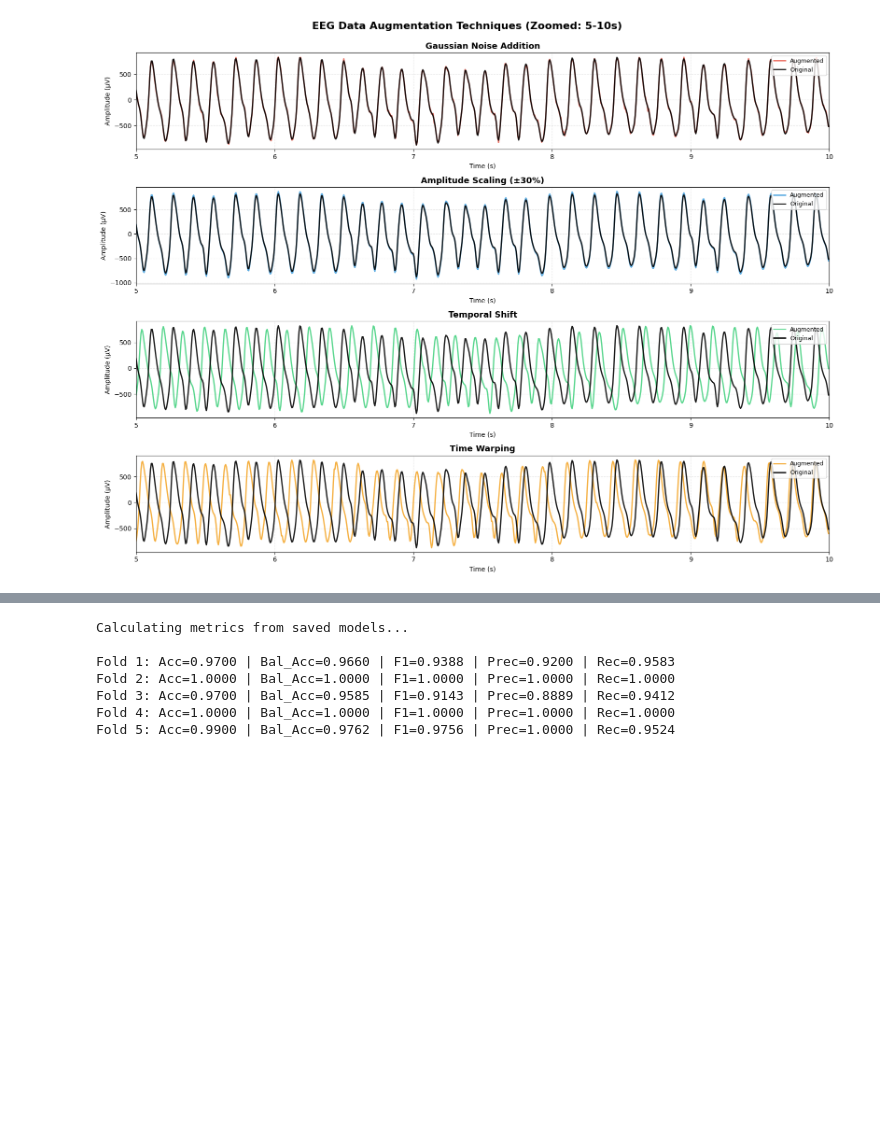
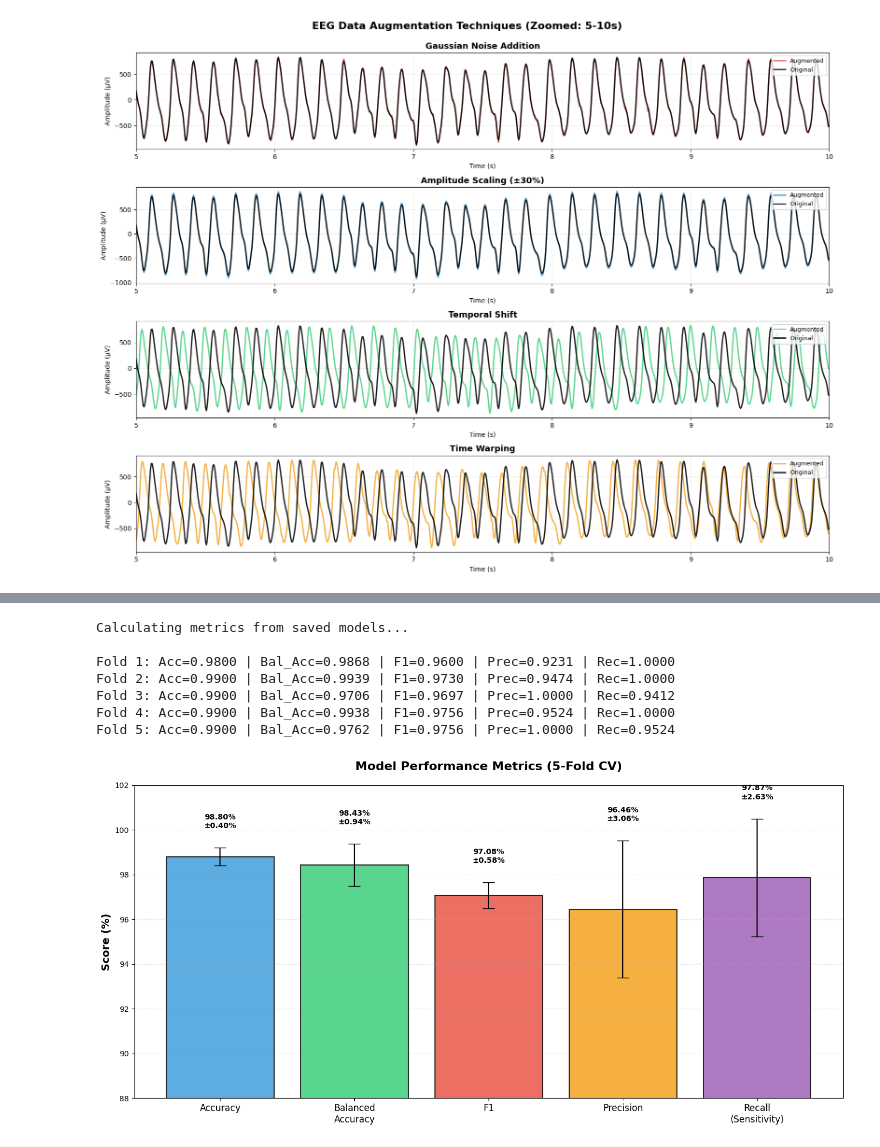
Before and after one commit to nmarryatt/EEG-Seizure-Classification, a Jupyter notebook: notebooks/Seer_Technical.ipynb, the cells around one changed output, grey strips where cells are left out. Cells and saved outputs as stored; diff of their text form; code cells hidden in the pictures; blank space fills up the shorter version.

```diff
--- a/notebooks/Seer_Technical.ipynb
+++ b/notebooks/Seer_Technical.ipynb
@@ -371,16 +391,18 @@ TypeError: simple_EEG_CNN.__init__() got an unexpected keyword argument 'dropout
 # %%
 # Calculate metrics
 metrics_with_aug = calculate_metrics_from_saved_models(
     X, y, simple_EEG_CNN, n_splits=5, device=device
 )
+plot_metrics_comparison(metrics_with_aug)
 # %% [output]
 Calculating metrics from saved models...
 
-Fold 1: Acc=0.9700 | Bal_Acc=0.9660 | F1=0.9388 | Prec=0.9200 | Rec=0.9583
-Fold 2: Acc=1.0000 | Bal_Acc=1.0000 | F1=1.0000 | Prec=1.0000 | Rec=1.0000
-Fold 3: Acc=0.9700 | Bal_Acc=0.9585 | F1=0.9143 | Prec=0.8889 | Rec=0.9412
-Fold 4: Acc=1.0000 | Bal_Acc=1.0000 | F1=1.0000 | Prec=1.0000 | Rec=1.0000
+Fold 1: Acc=0.9800 | Bal_Acc=0.9868 | F1=0.9600 | Prec=0.9231 | Rec=1.0000
+Fold 2: Acc=0.9900 | Bal_Acc=0.9939 | F1=0.9730 | Prec=0.9474 | Rec=1.0000
+Fold 3: Acc=0.9900 | Bal_Acc=0.9706 | F1=0.9697 | Prec=1.0000 | Rec=0.9412
+Fold 4: Acc=0.9900 | Bal_Acc=0.9938 | F1=0.9756 | Prec=0.9524 | Rec=1.0000
 Fold 5: Acc=0.9900 | Bal_Acc=0.9762 | F1=0.9756 | Prec=1.0000 | Rec=0.9524
+[figure, added]
 # %%
 importlib.reload(scripts.utils)
 from scripts.utils import plot_kfold_results
```
Also changed, not shown: parts of 16 cells of this notebook.
